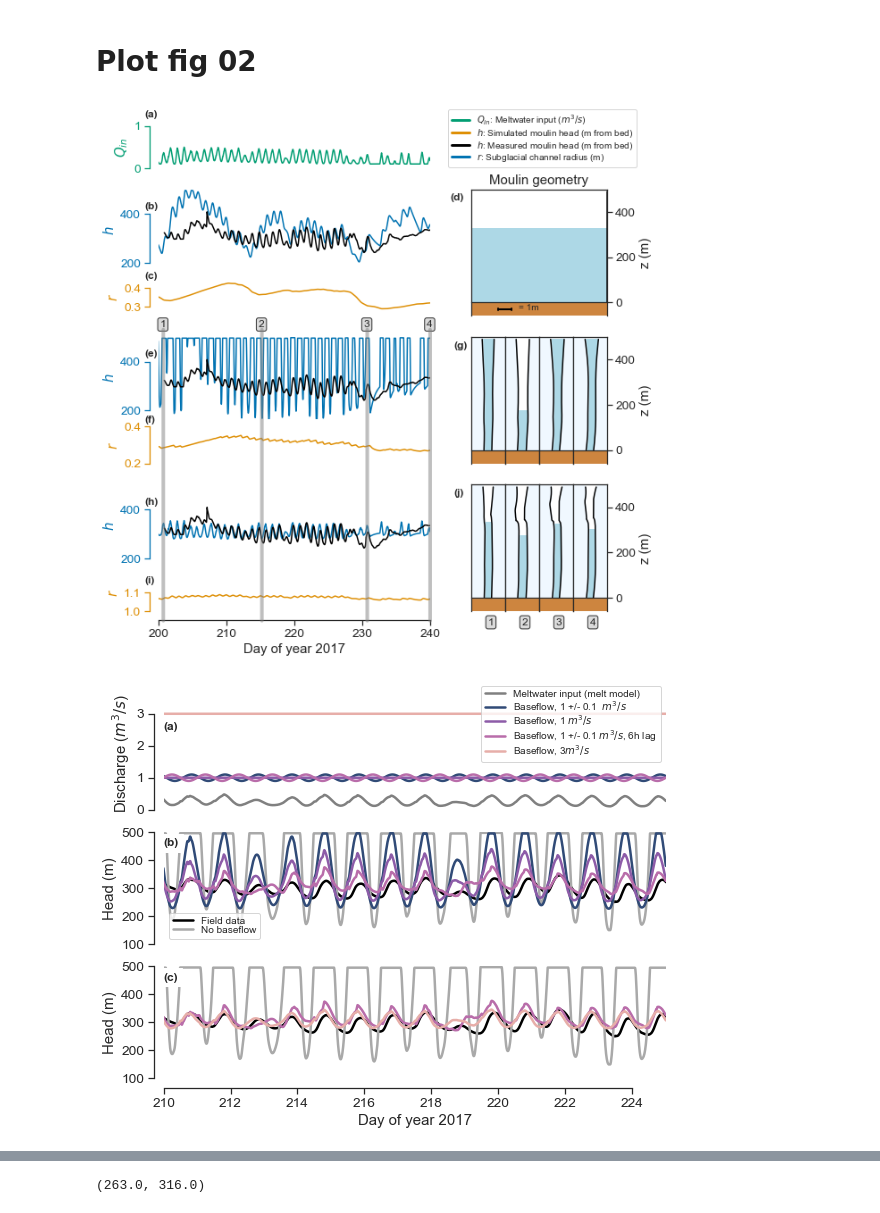
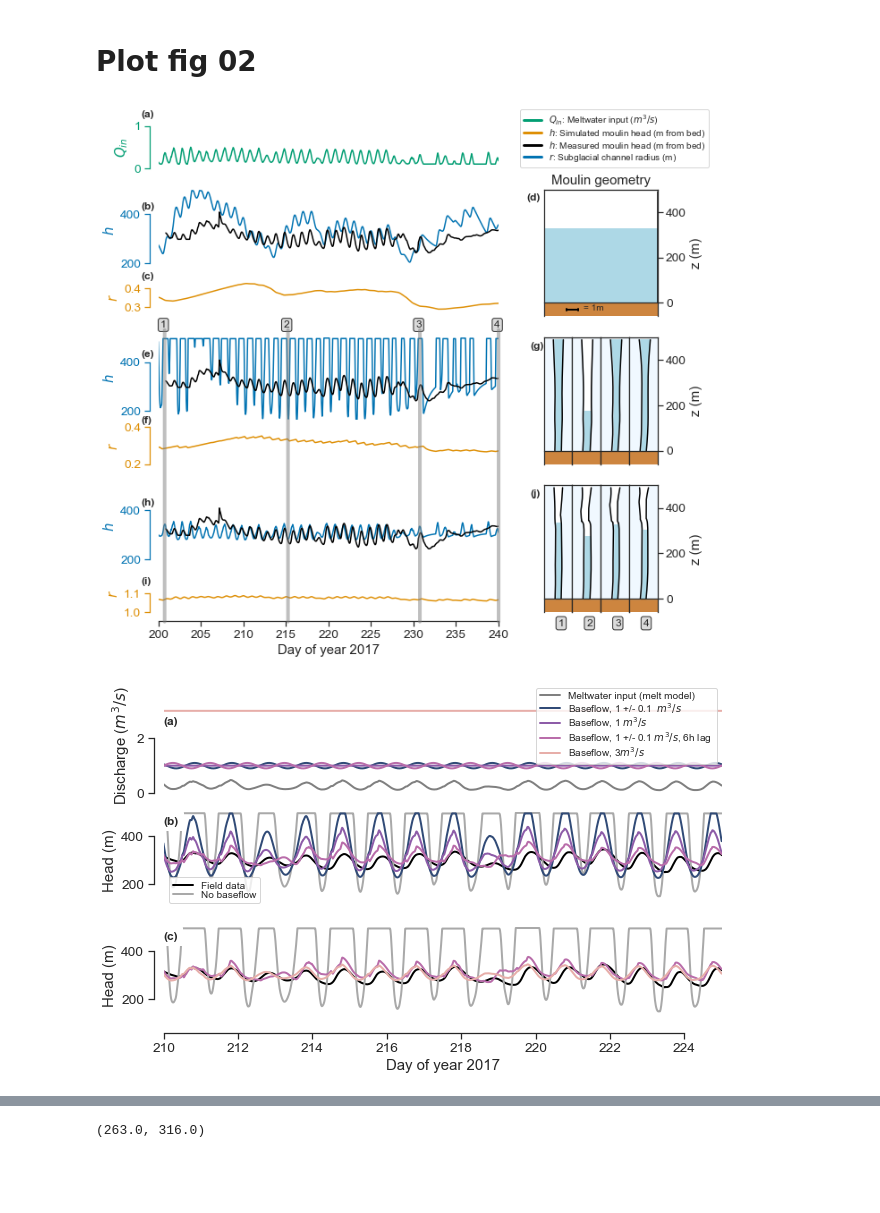
Before and after one commit to cctrunz/ModelRepo_pyMouShBaseflow_paper, a Jupyter notebook: Plot_figures_with_JEME.ipynb, the cells around one changed output, grey strips where cells are left out. Drawn from its saved outputs; the diff is of its cells as text; code cells hidden in the pictures; blank space fills up the shorter version.

Commit message:
change figsize in Plot_figures_with_JEME.ipynb

```diff
--- a/Plot_figures_with_JEME.ipynb
+++ b/Plot_figures_with_JEME.ipynb
@@ -414,9 +414,9 @@ palette=sns.color_palette("colorblind", 3)
 
 days = [200.75,215.25,230.75,240]
 
-fig = plt.figure(figsize=(9,10))
+fig = plt.figure(figsize=(10,10))
 #grid = plt.GridSpec(10,16,)
-outer = gridspec.GridSpec(4, 2, height_ratios = [1,3,3,3], width_ratios=[2,1])
+outer = gridspec.GridSpec(4, 2, height_ratios = [1,3,3,3], width_ratios=[3,1])
 gs1 = gridspec.GridSpecFromSubplotSpec(1, 1, subplot_spec = outer[0])
 gs2 = gridspec.GridSpecFromSubplotSpec(1, 1, subplot_spec = outer[1])
 gs3 = gridspec.GridSpecFromSubplotSpec(3, 1, subplot_spec = outer[2])
@@ -532,34 +532,34 @@ plot_number(ax4f,'4',0,-120)
 ax1.text(198,1.2,'(a)',fontsize=12, weight='bold')
 ax2a.text(198,420,'(b)',fontsize=12, weight='bold')
 ax2b.text(198,0.45,'(c)',fontsize=12, weight='bold')
 ax2c.text(-6.5,450,'(d)',fontsize=12, weight='bold')
 ax3a.text(198,420,'(e)',fontsize=12, weight='bold')
 ax3b.text(198,0.42,'(f)',fontsize=12, weight='bold')
 ax3c.text(-2.5,450,'(g)',fontsize=12, weight='bold')
 ax4a.text(198,420,'(h)',fontsize=12, weight='bold')
 ax4b.text(198,1.15,'(i)',fontsize=12, weight='bold')
 ax4c.text(-2.5,450,'(j)',fontsize=12, weight='bold')
 
 
 
 #legend
 
 elements = [Line2D([0], [0], color=palette[2], lw=3, label='$Q_{in}$: Meltwater input ($m^3/s$)'),
             Line2D([0], [0], color=palette[1], lw=3, label='$h$: Simulated moulin head (m from bed)'),
             Line2D([0], [0], color='black', lw=3, label='$h$: Measured moulin head (m from bed)'),
             Line2D([0], [0], color=palette[0], lw=3, label='$r$: Subglacial channel radius (m)')]
 
 elements_2 = [Line2D([0], [0], color='white',label='$cyl$ = fixed cylinder (r=5m)'),
               Line2D([0], [0], color='white',label='$b0$ = no baseflow'),
               Line2D([0], [0], color='white',label='$b3$ = baseflow = 3$m^3/s$')]
 
 ax1.legend(handles=elements, loc=2, bbox_to_anchor=(1.05, 1.5), labelspacing=0,  prop={'size': 10})
 #ax2c.legend(handles=elements_2, loc=2, bbox_to_anchor=(-0.5, 2), prop={'size': 10})
 
 
 plt.savefig('Figure_TC/fig02.pdf',bbox_inches='tight')
 # %% [output]
-[figure, old version]
+[figure, new version]
 # %%
 # CREATE COLOR PALETTE
 
@@ -572,9 +572,9 @@ palette = sns.cubehelix_palette(n_colors=10, start=1.5, rot=1, gamma=1.5, hue=1,
 
 xlim = [210,225] #days
 ylim_head = [100,500]
-figure_size = (9,7)
+figure_size = (10,6)
 size_legend = 10
-lw = 2.5
+lw = 2
 
 
 #COMPARE LAG IN PEAK BASEFLOW
@@ -650,7 +650,7 @@ ax[2].text(210,450,'(c)',fontsize=12, weight='bold', bbox=dict(facecolor='white'
 
 plt.savefig('Figure_TC/fig04.pdf',bbox_inches='tight')
 # %% [output]
-[figure, old version]
+[figure, new version]
 # %%
 sns.set_theme(style="ticks", font_scale=1.25)
 palette = sns.cubehelix_palette(n_colors=4, start=1.5, rot=1, gamma=1.5, hue=1,
```
Also changed, not shown: parts of 1 cell of this notebook, 4 other files.
